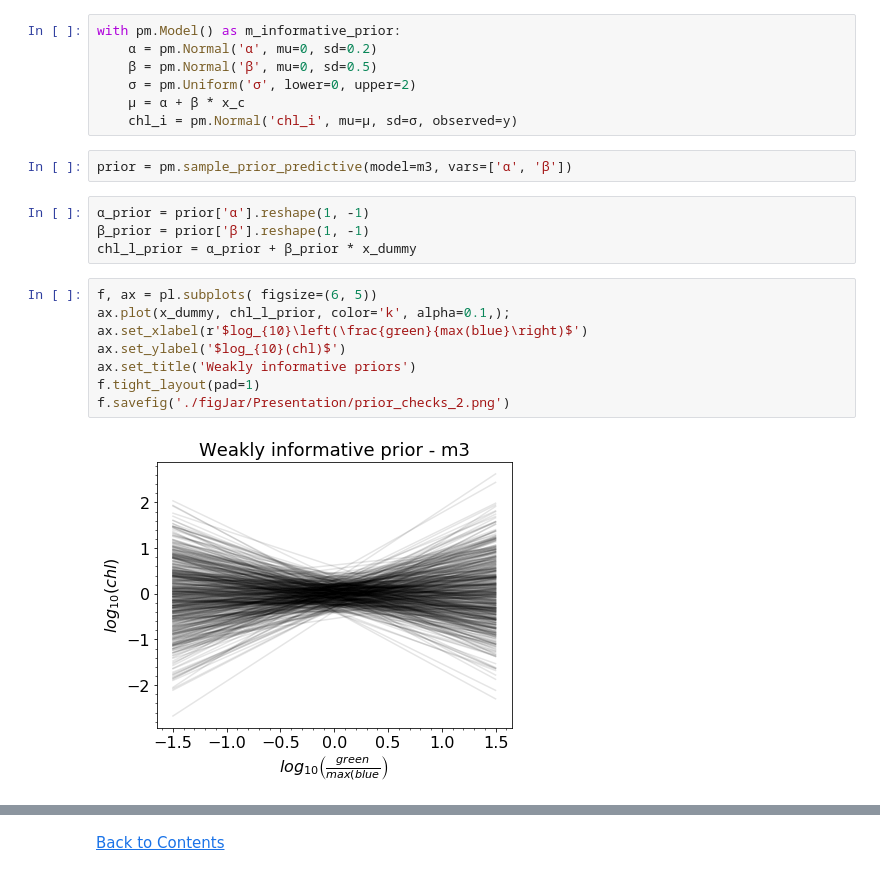
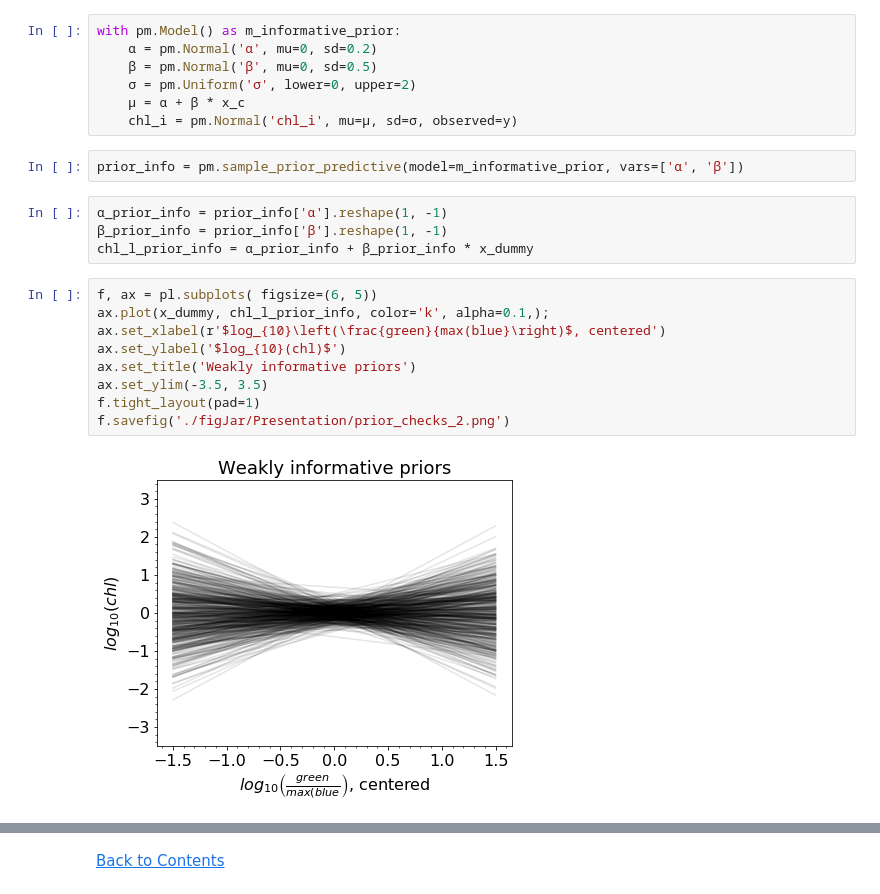
Before and after one commit to madHatter106/chlorophyll_models, a Jupyter notebook: Bayesian Tutorial.ipynb, the cells around one changed output, grey strips where cells are left out. Cells and saved outputs as stored; diff of their text form.

```diff
--- a/Bayesian Tutorial.ipynb
+++ b/Bayesian Tutorial.ipynb
@@ -938,19 +964,20 @@ with pm.Model() as m_informative_prior:
     μ = α + β * x_c
     chl_i = pm.Normal('chl_i', mu=μ, sd=σ, observed=y)
 # %%
-prior = pm.sample_prior_predictive(model=m3, vars=['α', 'β'])
+prior_info = pm.sample_prior_predictive(model=m_informative_prior, vars=['α', 'β'])
 # %%
-α_prior = prior['α'].reshape(1, -1)
-β_prior = prior['β'].reshape(1, -1)
-chl_l_prior = α_prior + β_prior * x_dummy
+α_prior_info = prior_info['α'].reshape(1, -1)
+β_prior_info = prior_info['β'].reshape(1, -1)
+chl_l_prior_info = α_prior_info + β_prior_info * x_dummy
 # %%
 f, ax = pl.subplots( figsize=(6, 5))
-ax.plot(x_dummy, chl_l_prior, color='k', alpha=0.1,);
-ax.set_xlabel(r'$log_{10}\left(\frac{green}{max(blue}\right)$')
+ax.plot(x_dummy, chl_l_prior_info, color='k', alpha=0.1,);
+ax.set_xlabel(r'$log_{10}\left(\frac{green}{max(blue}\right)$, centered')
 ax.set_ylabel('$log_{10}(chl)$')
 ax.set_title('Weakly informative priors')
+ax.set_ylim(-3.5, 3.5)
 f.tight_layout(pad=1)
 f.savefig('./figJar/Presentation/prior_checks_2.png')
 # %% [output]
-[figure, old version]
+[figure, new version]
 # %% [markdown]
```
Also changed, not shown: parts of 30 cells of this notebook, 3 other files.
